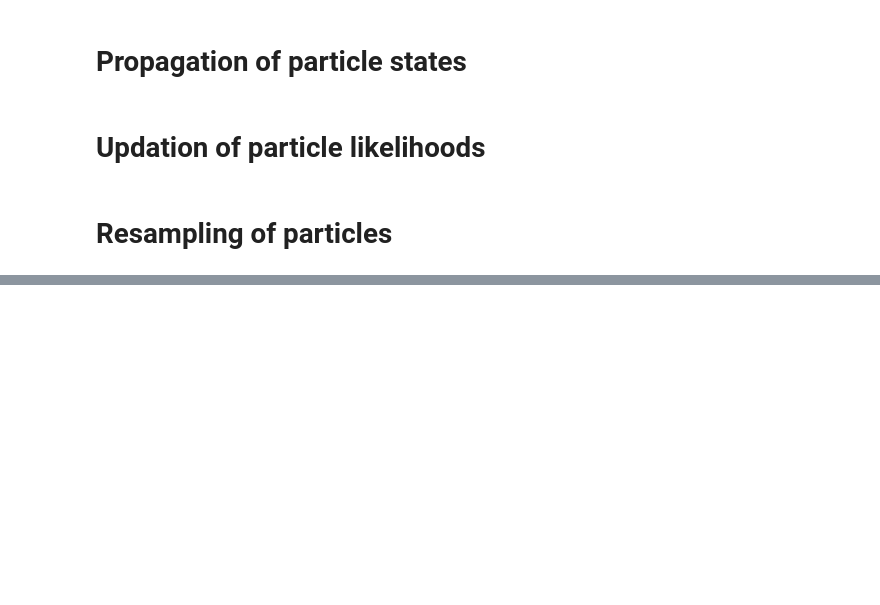
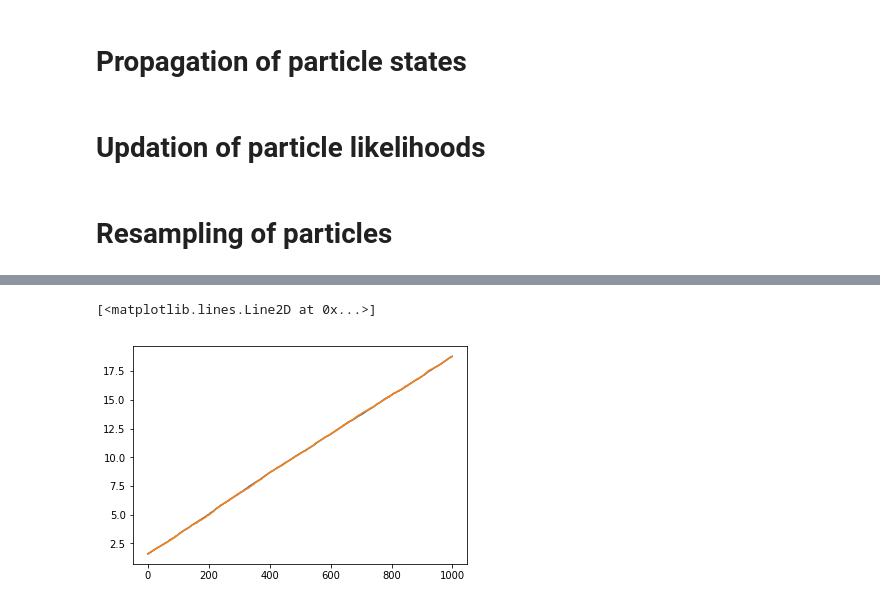
Before and after one commit to motokimura/pfilter-python, a Jupyter notebook: particle_filter_notebook.ipynb, the cells around one changed output, grey strips where cells are left out. Cells and saved outputs as stored; diff of their text form; code cells hidden in the pictures; blank space fills up the shorter version.

```diff
--- a/particle_filter_notebook.ipynb
+++ b/particle_filter_notebook.ipynb
@@ -214,0 +346,7 @@ def resampling(x_p, likelihood, ess_thresh):
+# %%
+plt.plot(x_rec[:,2])
+plt.hold
+plt.plot(x_est_rec[:,2])
+# %% [output]
+[<matplotlib.lines.Line2D at 0x...>]
+[figure, added]
```
Also changed, not shown: parts of 12 cells of this notebook.
